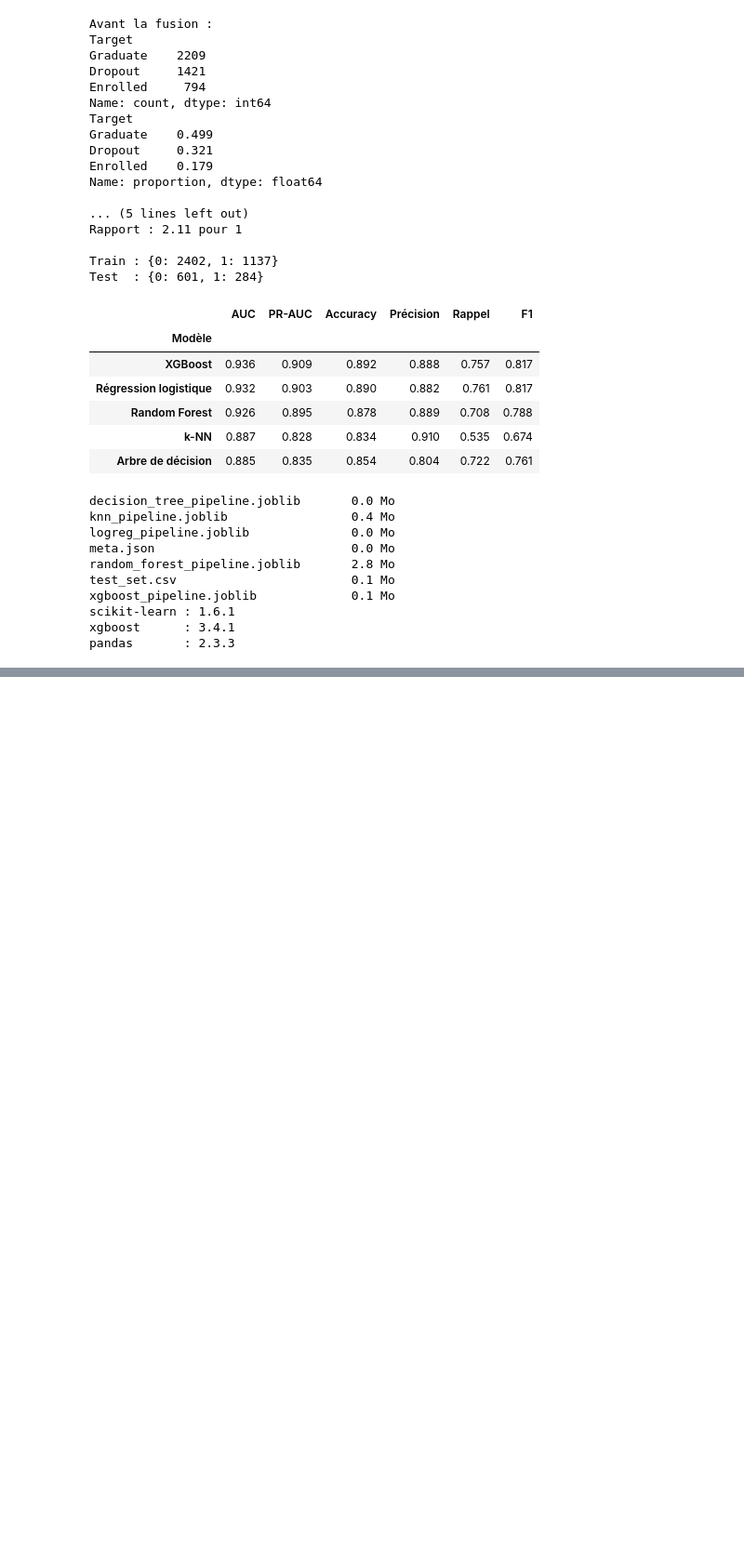
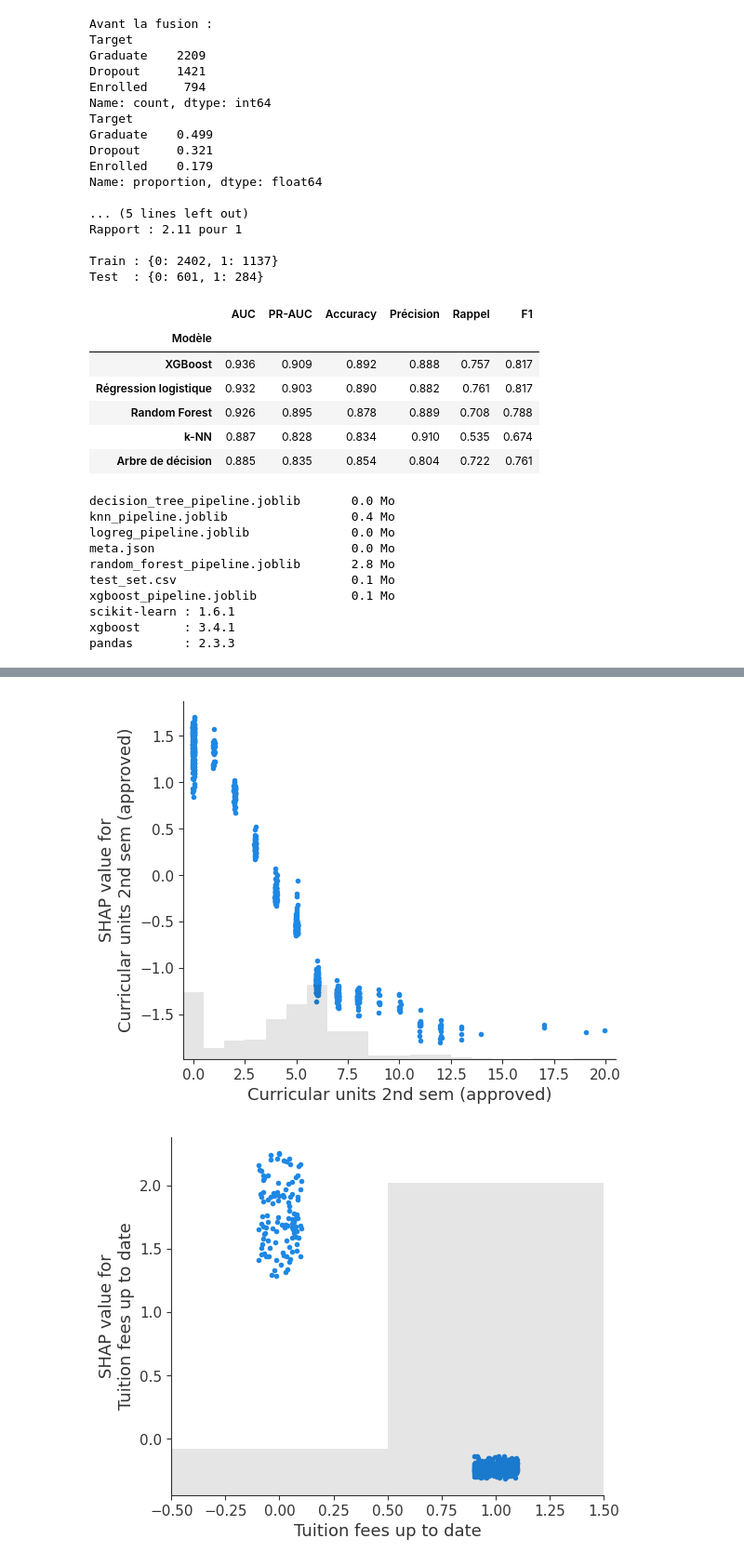
Before and after one commit to AmineBelhedi/challenge1-decrochage-xai, a Jupyter notebook: notebook/challenge1-decrochage.ipynb, the cells around one changed output, grey strips where cells are left out. Shown at 93% size. Cells and saved outputs as stored; diff of their text form; code cells hidden in the pictures; blank space fills up the shorter version.

```diff
--- a/notebook/challenge1-decrochage.ipynb
+++ b/notebook/challenge1-decrochage.ipynb
@@ -503,0 +574,7 @@ pandas       : 2.3.3
+# %%
+top_num = [c for c in imp.index if c not in categorical_cols][:3]
+for c in top_num:
+    shap.plots.scatter(expl[:, c])
+# %% [output]
+[figure, added]
+[figure, added]
```
Also changed, not shown: parts of 16 cells of this notebook.
